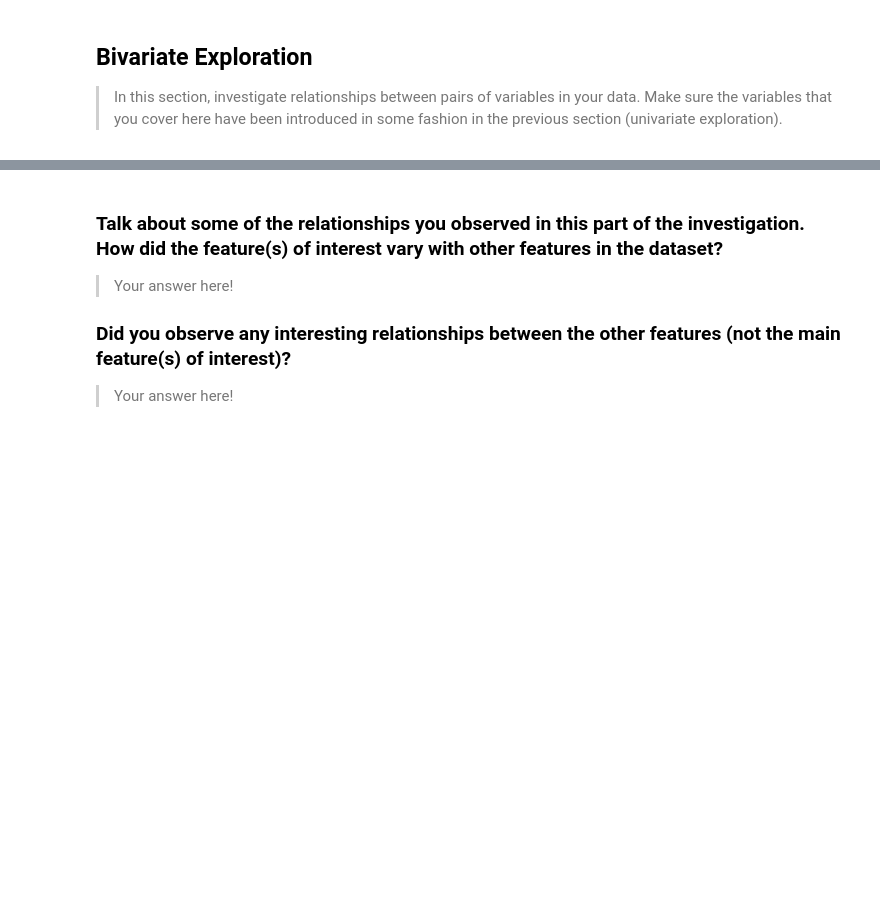
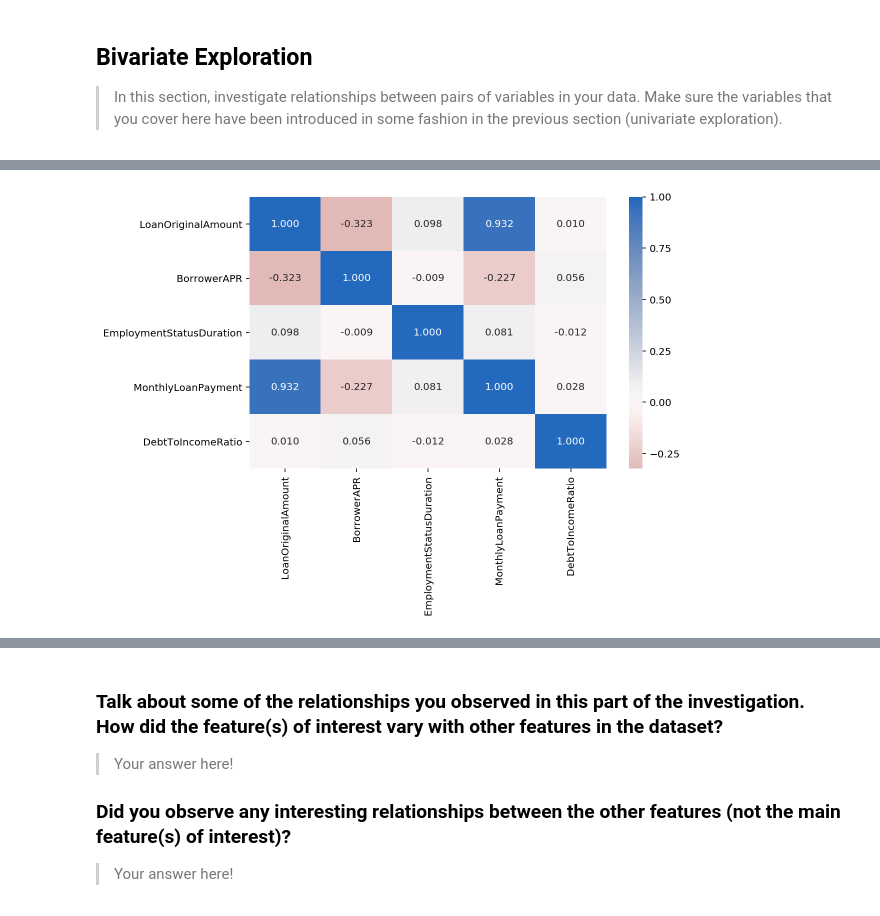
Before and after one commit to seni1/LOAN_DATA_EXPLORATION, a Jupyter notebook: Loan_Data_Exploration.ipynb, the cells around one changed output, grey strips where cells are left out. Saved outputs shown, nothing was run; the diff lists cells and outputs as text; code cells hidden in the pictures; blank space fills up the shorter version.

```diff
--- a/Loan_Data_Exploration.ipynb
+++ b/Loan_Data_Exploration.ipynb
@@ -914,0 +1212,11 @@ fashion in the previous section (univariate exploration).
+# %%
+categoric_vars = ['EmploymentStatusDuration', 'IncomeVerifiable', 'LoanStatus', 'IncomeRange']
+numeric_vars = ['LoanOriginalAmount', 'BorrowerAPR', 'EmploymentStatusDuration', 'MonthlyLoanPayment', 'DebtToIncomeRatio']
+# %%
+# correlation plot
+plt.figure(figsize = [8, 5])
+sb.heatmap(ld[numeric_vars].corr(), annot = True, fmt = '.3f',
+           cmap = 'vlag_r', center = 0)
+plt.show()
+# %% [output]
+[figure, added]
```
Also changed, not shown: parts of 73 cells of this notebook.
